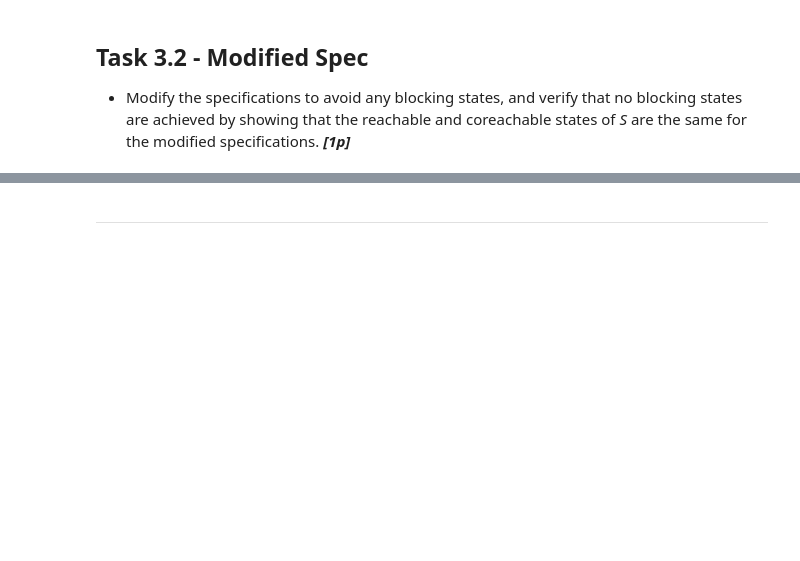
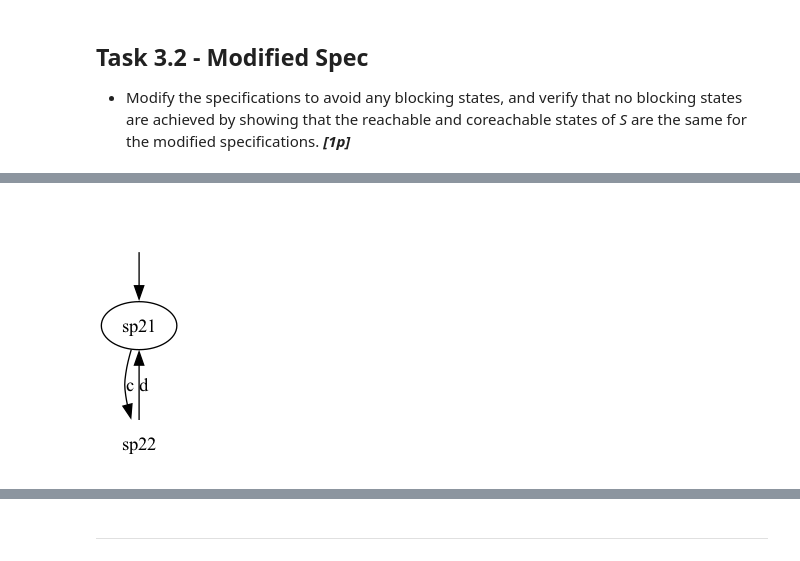
Before and after one commit to baitware/AssignmentsLP1, a Jupyter notebook: SSY165/assignment1/sync_and_synth.ipynb, the cells around one changed output, grey strips where cells are left out. Cells and saved outputs as stored; diff of their text form; code cells hidden in the pictures; blank space fills up the shorter version.

```diff
--- a/SSY165/assignment1/sync_and_synth.ipynb
+++ b/SSY165/assignment1/sync_and_synth.ipynb
@@ -879,3 +817,13 @@ plot_automaton(sp2_new, 'SP2_new')
+# %%
+sp2_new = None
+
+# YOUR CODE HERE
+
+sp2_new = Automaton({'sp21', 'sp22'}, 'sp21', {'c', 'd', 'e'}, {Transition('sp21', 'c', 'sp22'), Transition('sp22', 'd', 'sp21')}, {'sp21'})
+
+plot_automaton(sp2_new, 'SP2_new')
+# %% [output]
+[figure, added]
 # %%
 # Now synchronize with the new specifications
 S_new = None
```
Also changed, not shown: parts of 10 cells of this notebook, 5 other files.
